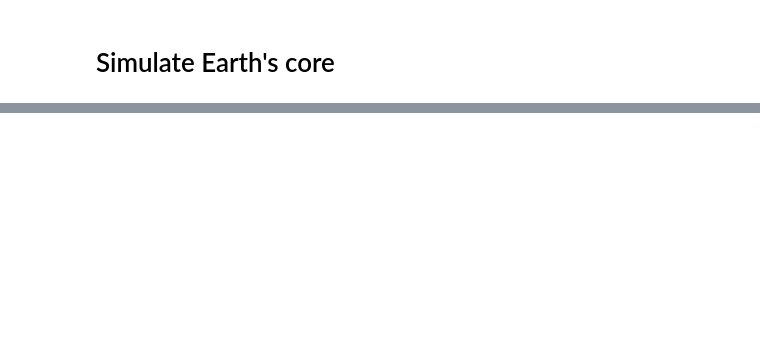
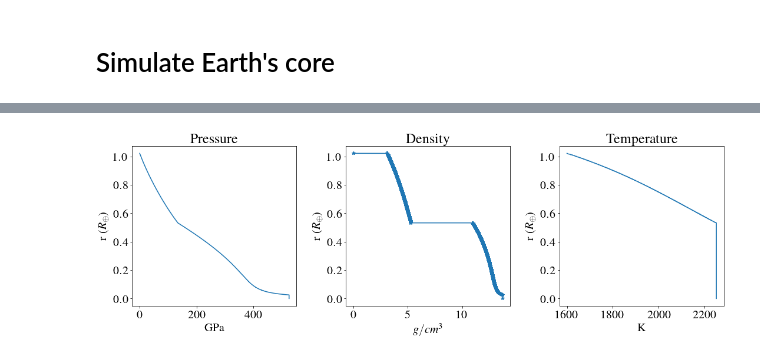
Before and after one commit to qinlang0628/MixingSubNeptunes, a Jupyter notebook: notebook/Earth.ipynb, the cells around one changed output, grey strips where cells are left out. Cells and saved outputs as stored; diff of their text form; code cells hidden in the pictures; blank space fills up the shorter version.

```diff
--- a/notebook/Earth.ipynb
+++ b/notebook/Earth.ipynb
@@ -73,0 +74,6 @@ M_error / M_core: 0.50%
+# %%
+from make_plot import plot_profile
+
+plot_profile(new_planet, 'All')
+# %% [output]
+[figure, added]
```
Also changed, not shown: parts of 1 cell of this notebook, 5 other files.
